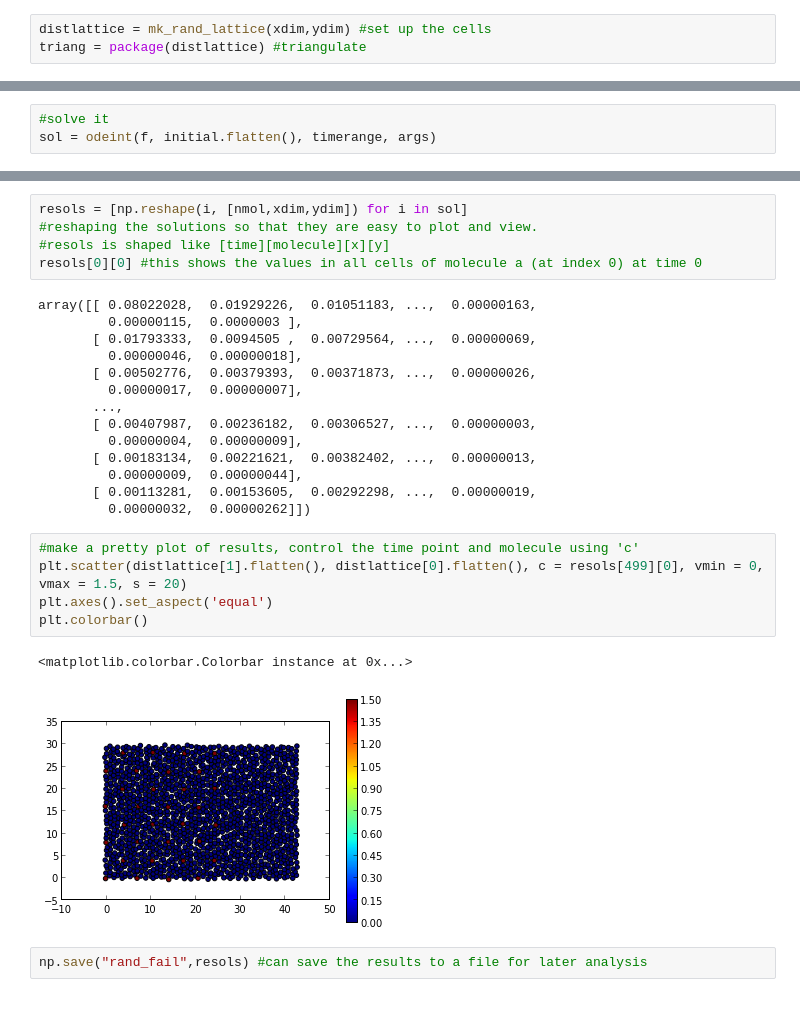
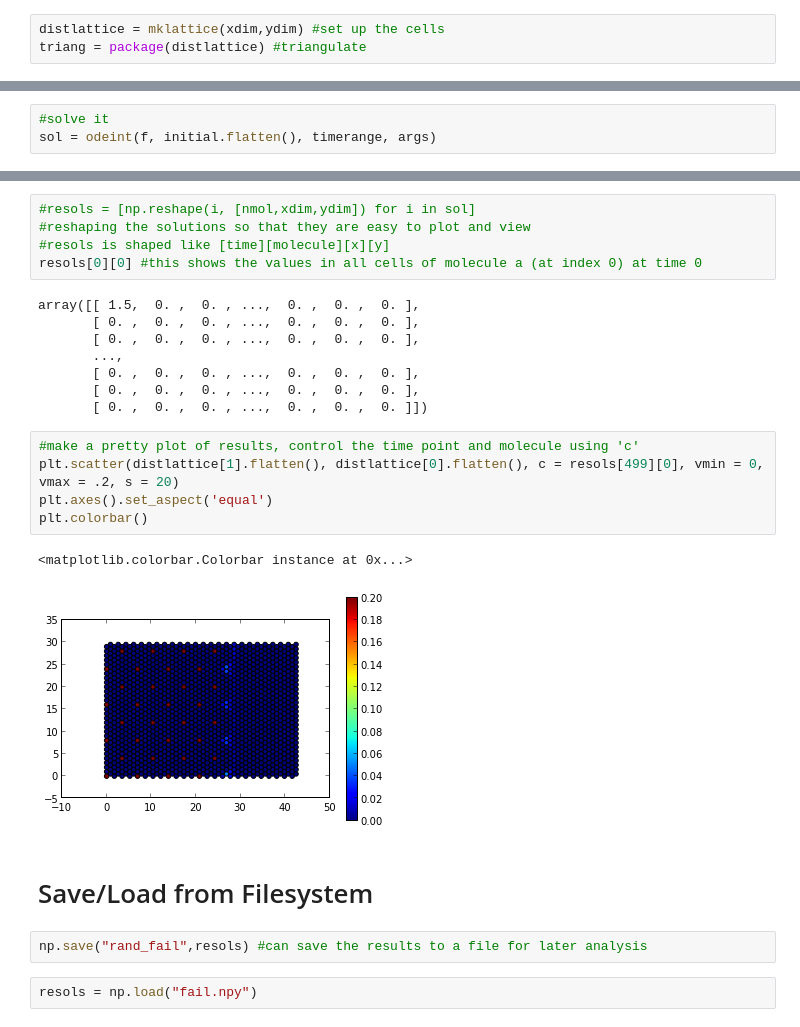
Before and after one commit to porterjamesj/lubensky, a Jupyter notebook: 2D Lubensky.ipynb, the cells around one changed output, grey strips where cells are left out. Drawn from its saved outputs; the diff is of its cells as text.

```diff
--- a/2D Lubensky.ipynb
+++ b/2D Lubensky.ipynb
@@ -139,5 +139,5 @@ def f(y, t, nmol, triang):
 # %%
-distlattice = mk_rand_lattice(xdim,ydim) #set up the cells
+distlattice = mklattice(xdim,ydim) #set up the cells
 triang = package(distlattice) #triangulate
 # %%
 args = (nmol, triang) #arguments to be passed to f
@@ -157,29 +160,27 @@ sol = odeint(f, initial.flatten(), timerange, args)
 # %%
-resols = [np.reshape(i, [nmol,xdim,ydim]) for i in sol]
-#reshaping the solutions so that they are easy to plot and view.
+#resols = [np.reshape(i, [nmol,xdim,ydim]) for i in sol]
+#reshaping the solutions so that they are easy to plot and view
 #resols is shaped like [time][molecule][x][y]
 resols[0][0] #this shows the values in all cells of molecule a (at index 0) at time 0
 # %% [output]
-array([[ 0.08022028,  0.01929226,  0.01051183, ...,  0.00000163,
-         0.00000115,  0.0000003 ],
-       [ 0.01793333,  0.0094505 ,  0.00729564, ...,  0.00000069,
-         0.00000046,  0.00000018],
-       [ 0.00502776,  0.00379393,  0.00371873, ...,  0.00000026,
-         0.00000017,  0.00000007],
+array([[ 1.5,  0. ,  0. , ...,  0. ,  0. ,  0. ],
+       [ 0. ,  0. ,  0. , ...,  0. ,  0. ,  0. ],
+       [ 0. ,  0. ,  0. , ...,  0. ,  0. ,  0. ],
        ...,
-       [ 0.00407987,  0.00236182,  0.00306527, ...,  0.00000003,
-         0.00000004,  0.00000009],
-       [ 0.00183134,  0.00221621,  0.00382402, ...,  0.00000013,
-         0.00000009,  0.00000044],
-       [ 0.00113281,  0.00153605,  0.00292298, ...,  0.00000019,
-         0.00000032,  0.00000262]])
+       [ 0. ,  0. ,  0. , ...,  0. ,  0. ,  0. ],
+       [ 0. ,  0. ,  0. , ...,  0. ,  0. ,  0. ],
+       [ 0. ,  0. ,  0. , ...,  0. ,  0. ,  0. ]])
 # %%
 #make a pretty plot of results, control the time point and molecule using 'c'
-plt.scatter(distlattice[1].flatten(), distlattice[0].flatten(), c = resols[499][0], vmin = 0, vmax = 1.5, s = 20)
+plt.scatter(distlattice[1].flatten(), distlattice[0].flatten(), c = resols[499][0], vmin = 0, vmax = .2, s = 20)
 plt.axes().set_aspect('equal')
 plt.colorbar()
 # %% [output]
 <matplotlib.colorbar.Colorbar instance at 0x...>
-[figure, old version]
+[figure, new version]
+# %% [markdown]
+# Save/Load from Filesystem
 # %%
 np.save("rand_fail",resols) #can save the results to a file for later analysis
+# %%
+resols = np.load("fail.npy")
```
Also changed, not shown: parts of 5 cells of this notebook, 1 other file.
